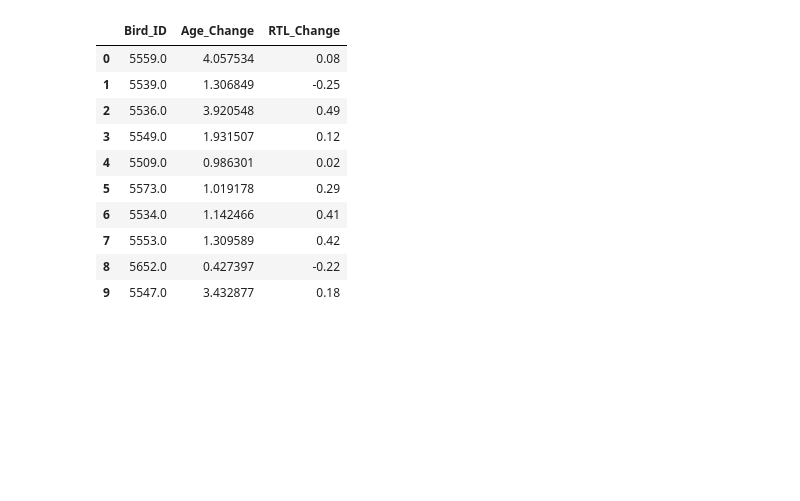
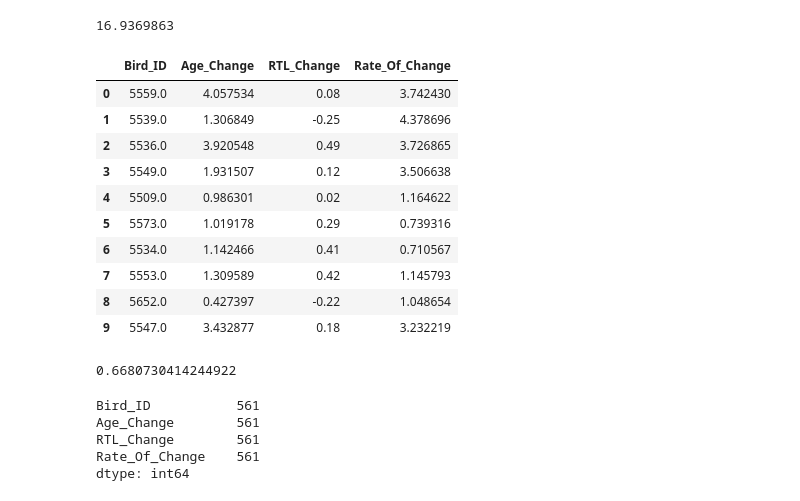
Before and after one commit to Rdassy/Predictive_Senescence, a Jupyter notebook: Resources/Notebook/teloRateOfChange.ipynb, the cells around one changed output. Cells and saved outputs as stored; diff of their text form; code cells hidden in the pictures; blank space fills up the shorter version.

```diff
--- a/Resources/Notebook/teloRateOfChange.ipynb
+++ b/Resources/Notebook/teloRateOfChange.ipynb
@@ -55,12 +54,16 @@ conn.close()
 2661     0
 
 [2662 rows x 17 columns]
+# %%
+max(bird_df["Agey"])
+# %% [output]
+16.9369863
 # %%
 #Make a list to hold unique ID's found in bird_df
 passover_list = [0,1]
 
 #Make a DF to hold the overall change in Age and RTL for each bird
-changeRate_df = pd.DataFrame(columns=["Bird_ID", "Age_Change", "RTL_Change"])
+changeRate_df = pd.DataFrame(columns=["Bird_ID", "Age_Change", "RTL_Change", "Rate_Of_Change"])
 
 #Iterate once for each row in the bird_df
 for i in range(len(bird_df["Bird_ID"])):
@@ -71,42 +74,58 @@ for i in range(len(bird_df["Bird_ID"])):
         k = i+1
         holder_df = pd.DataFrame({"ID": [bird_df.loc[i,"Bird_ID"]], "Age": [bird_df.loc[i, "Agey"]], "RTL": [bird_df.loc[i,"RTL"]]})
 
         #Loop through all rows with matching ID's
         while(bird_df.loc[k,"Bird_ID"] == bird_df.loc[i,"Bird_ID"]):
             #Place matching rows data into holder_DF and incriment indexer
             holder_df = holder_df.append({"ID": bird_df.loc[k,"Bird_ID"], "Age": bird_df.loc[k, "Agey"], "RTL": bird_df.loc[k,"RTL"]}, ignore_index=True)
             k = k+1
         #We are only interested in birds with multiple collections -- this is to identify rate of change in telomere
         if(len(holder_df) > 1):
             max_age = 0
             min_age = 0
             final_rtl = 0
             first_rtl = 0
             for row in holder_df.iterrows():
                 id = row[1].ID
                 if(row[1].Age == max(holder_df["Age"])):
                     max_age = row[1].Age
                     final_rtl = row[1].RTL
+                    high_ratio = row[1].Age / row[1].RTL
                 elif(row[1].Age == min(holder_df["Age"])):
                     min_age = row[1].Age
                     first_rtl = row[1].RTL
+                    low_ratio = row[1].Age / row[1].RTL
             age_change = max_age - min_age
             rtl_change = final_rtl - first_rtl
-            changeRate_df = changeRate_df.append({"Bird_ID": id, "Age_Change": age_change, "RTL_Change": rtl_change}, ignore_index=True)
+            change_rate = high_ratio - low_ratio
+            # change_rate = rtl_change/age_change
+            changeRate_df = changeRate_df.append({"Bird_ID": id, "Age_Change": age_change, "RTL_Change": rtl_change, "Rate_Of_Change": change_rate}, ignore_index=True)
         # else:
         #     changeRate_df = changeRate_df.append({"Bird_ID": holder_df.loc[0,"ID"], "Age_Change": holder_df.loc[0, "Age"], "RTL_Change": holder_df.loc[0,"RTL"]}, ignore_index=True)
         passover_list.append(bird_df.loc[i,"Bird_ID"])
 
 changeRate_df.head(10)
 # %% [output]
-|  | Bird_ID | Age_Change | RTL_Change |
-| 0 | 5559.0 | 4.057534 | 0.08 |
-| 1 | 5539.0 | 1.306849 | -0.25 |
-| 2 | 5536.0 | 3.920548 | 0.49 |
-| 3 | 5549.0 | 1.931507 | 0.12 |
-| 4 | 5509.0 | 0.986301 | 0.02 |
-| 5 | 5573.0 | 1.019178 | 0.29 |
-| 6 | 5534.0 | 1.142466 | 0.41 |
-| 7 | 5553.0 | 1.309589 | 0.42 |
-| 8 | 5652.0 | 0.427397 | -0.22 |
-| 9 | 5547.0 | 3.432877 | 0.18 |
+|  | Bird_ID | Age_Change | RTL_Change | Rate_Of_Change |
+| 0 | 5559.0 | 4.057534 | 0.08 | 3.742430 |
+| 1 | 5539.0 | 1.306849 | -0.25 | 4.378696 |
+| 2 | 5536.0 | 3.920548 | 0.49 | 3.726865 |
+| 3 | 5549.0 | 1.931507 | 0.12 | 3.506638 |
+| 4 | 5509.0 | 0.986301 | 0.02 | 1.164622 |
+| 5 | 5573.0 | 1.019178 | 0.29 | 0.739316 |
+| 6 | 5534.0 | 1.142466 | 0.41 | 0.710567 |
+| 7 | 5553.0 | 1.309589 | 0.42 | 1.145793 |
+| 8 | 5652.0 | 0.427397 | -0.22 | 1.048654 |
+| 9 | 5547.0 | 3.432877 | 0.18 | 3.232219 |
+# %%
+changeRate_df["Rate_Of_Change"].corr(changeRate_df["Age_Change"])
+# %% [output]
+0.6680730414244922
+# %%
+changeRate_df.count()
+# %% [output]
+Bird_ID           561
+Age_Change        561
+RTL_Change        561
+Rate_Of_Change    561
+dtype: int64
```
Also changed, not shown: parts of 16 cells of this notebook.
